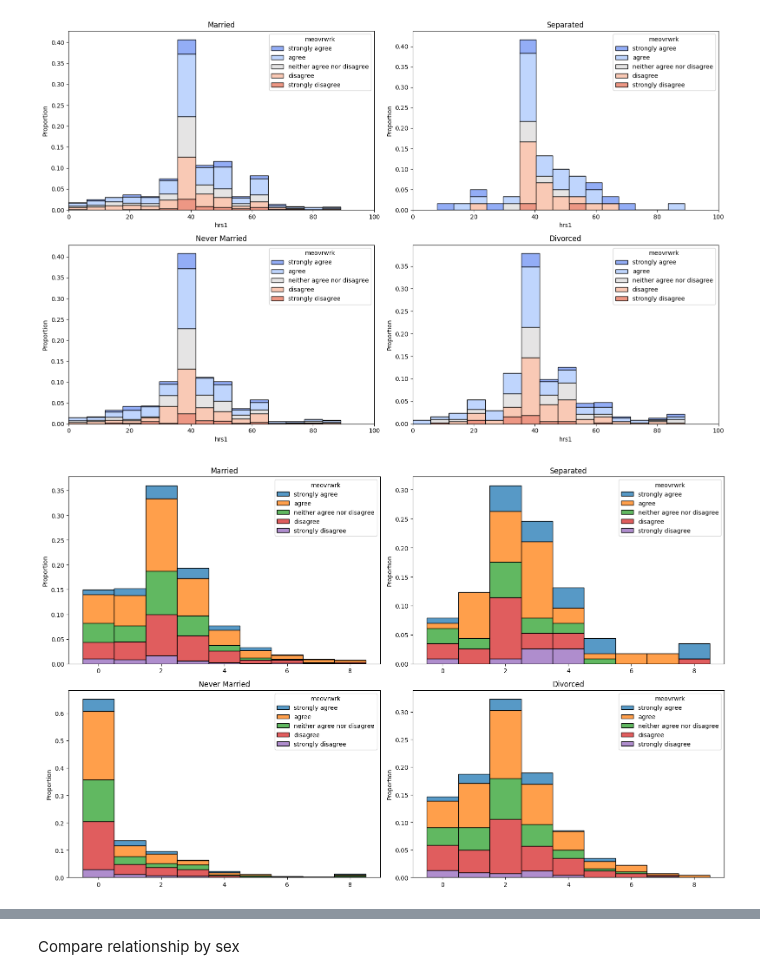
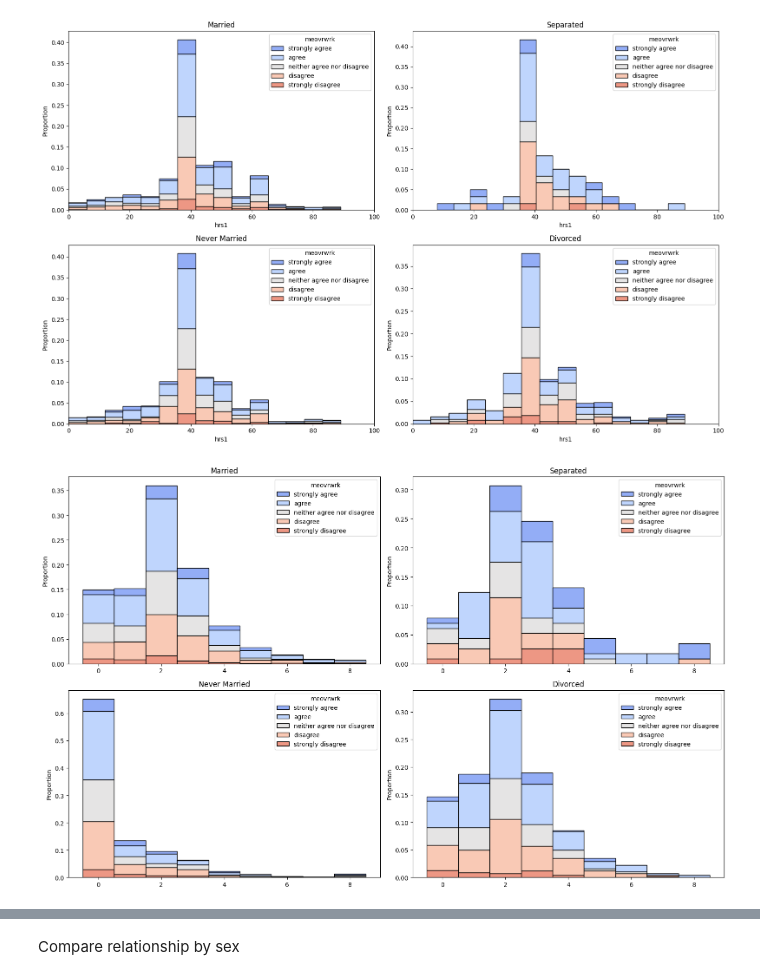
Before and after one commit to imdressel/project_gss, a Jupyter notebook: GSS_Isabella's_Part2.ipynb, the cells around one changed output, grey strips where cells are left out. Saved outputs shown, nothing was run; the diff lists cells and outputs as text; code cells hidden in the pictures.

```diff
--- a/GSS_Isabella's_Part2.ipynb
+++ b/GSS_Isabella's_Part2.ipynb
@@ -151,23 +151,23 @@ plt.show()
 # %%
 fig, axes = plt.subplots(2, 2,figsize=(16,10))
 
-sns.histplot(data=df_married, x=pd.Categorical(df_married['childs']), hue=df_married['meovrwrk'], stat='proportion', multiple='stack', ax=axes[0,0])
+sns.histplot(data=df_married, x=pd.Categorical(df_married['childs']), hue=df_married['meovrwrk'], stat='proportion', multiple='stack', ax=axes[0,0],palette ="coolwarm")
 axes[0,0].set_title("Married")
 # axes[0,0].set_xlim([0, 10])
 
-sns.histplot(data=df_separated, x=pd.Categorical(df_separated['childs']), hue=df_separated['meovrwrk'], stat='proportion', multiple='stack', ax=axes[0,1])
+sns.histplot(data=df_separated, x=pd.Categorical(df_separated['childs']), hue=df_separated['meovrwrk'], stat='proportion', multiple='stack', ax=axes[0,1],palette ="coolwarm")
 axes[0,1].set_title("Separated")
 # axes[0,1].set_xlim([0, 10])
 
-sns.histplot(data=df_nevermarried, x=pd.Categorical(df_nevermarried['childs']), hue=df_nevermarried['meovrwrk'], stat='proportion', multiple='stack', ax=axes[1,0])
+sns.histplot(data=df_nevermarried, x=pd.Categorical(df_nevermarried['childs']), hue=df_nevermarried['meovrwrk'], stat='proportion', multiple='stack', ax=axes[1,0],palette ="coolwarm")
 axes[1,0].set_title("Never Married")
 # axes[1,0].set_xlim([0, 10])
 
-sns.histplot(data=df_divorced, x=pd.Categorical(df_divorced['childs']), hue=df_divorced['meovrwrk'], stat='proportion', multiple='stack', ax=axes[1,1])
+sns.histplot(data=df_divorced, x=pd.Categorical(df_divorced['childs']), hue=df_divorced['meovrwrk'], stat='proportion', multiple='stack', ax=axes[1,1],palette ="coolwarm")
 axes[1,1].set_title("Divorced")
 # axes[1,1].set_xlim([0, 10])
 
 plt.tight_layout()
 plt.show()
 # %% [output]
-[figure, old version]
+[figure, new version]
```
Also changed, not shown: parts of 2 cells of this notebook.
